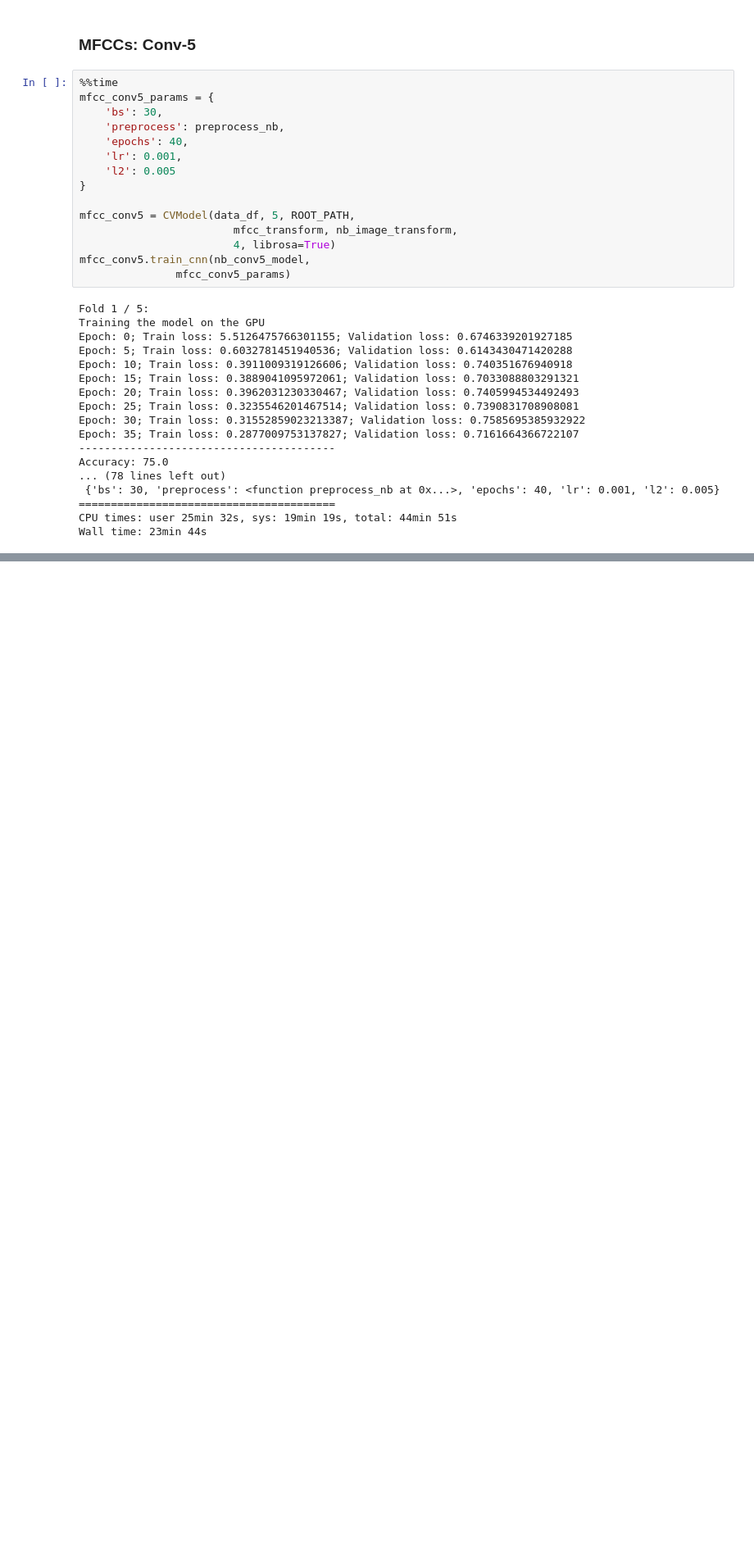
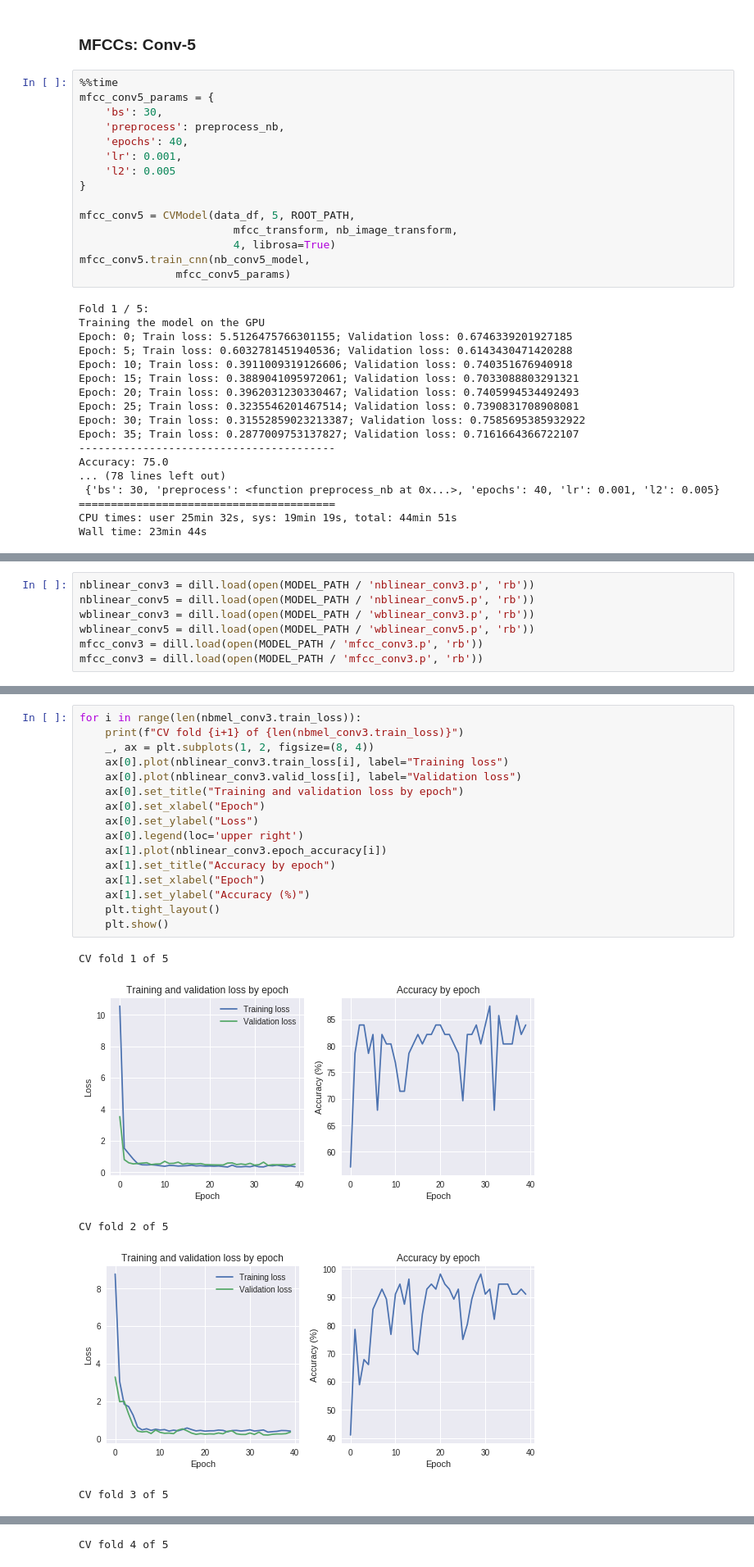
Before and after one commit to thirdformant/cats_dogs_audio, a Jupyter notebook: notebooks/cats_dogs_audio_torchaudio.ipynb, the cells around one changed output, grey strips where cells are left out. Shown at 82% size. Saved outputs shown, nothing was run; the diff lists cells and outputs as text; blank space fills up the shorter version.

Commit message:
Add model analysis and brief discussion of results

```diff
--- a/notebooks/cats_dogs_audio_torchaudio.ipynb
+++ b/notebooks/cats_dogs_audio_torchaudio.ipynb
@@ -1150,0 +1170,7 @@ Wall time: 23min 44s
+# %%
+nblinear_conv3 = dill.load(open(MODEL_PATH / 'nblinear_conv3.p', 'rb'))
+nblinear_conv5 = dill.load(open(MODEL_PATH / 'nblinear_conv5.p', 'rb'))
+wblinear_conv3 = dill.load(open(MODEL_PATH / 'wblinear_conv3.p', 'rb'))
+wblinear_conv5 = dill.load(open(MODEL_PATH / 'wblinear_conv5.p', 'rb'))
+mfcc_conv3 = dill.load(open(MODEL_PATH / 'mfcc_conv3.p', 'rb'))
+mfcc_conv3 = dill.load(open(MODEL_PATH / 'mfcc_conv3.p', 'rb'))
@@ -1150,0 +1311,22 @@ Wall time: 23min 44s
+# %%
+for i in range(len(nbmel_conv3.train_loss)):
+    print(f"CV fold {i+1} of {len(nbmel_conv3.train_loss)}")
+    _, ax = plt.subplots(1, 2, figsize=(8, 4))
+    ax[0].plot(nblinear_conv3.train_loss[i], label="Training loss")
+    ax[0].plot(nblinear_conv3.valid_loss[i], label="Validation loss")
+    ax[0].set_title("Training and validation loss by epoch")
+    ax[0].set_xlabel("Epoch")
+    ax[0].set_ylabel("Loss")
+    ax[0].legend(loc='upper right')
+    ax[1].plot(nblinear_conv3.epoch_accuracy[i])
+    ax[1].set_title("Accuracy by epoch")
+    ax[1].set_xlabel("Epoch")
+    ax[1].set_ylabel("Accuracy (%)")
+    plt.tight_layout()
+    plt.show()
+# %% [output]
+CV fold 1 of 5
+[figure, added]
+CV fold 2 of 5
+[figure, added]
+CV fold 3 of 5
@@ -1150,0 +1334 @@ Wall time: 23min 44s
+CV fold 4 of 5
```
Also changed, not shown: parts of 18 cells of this notebook.
